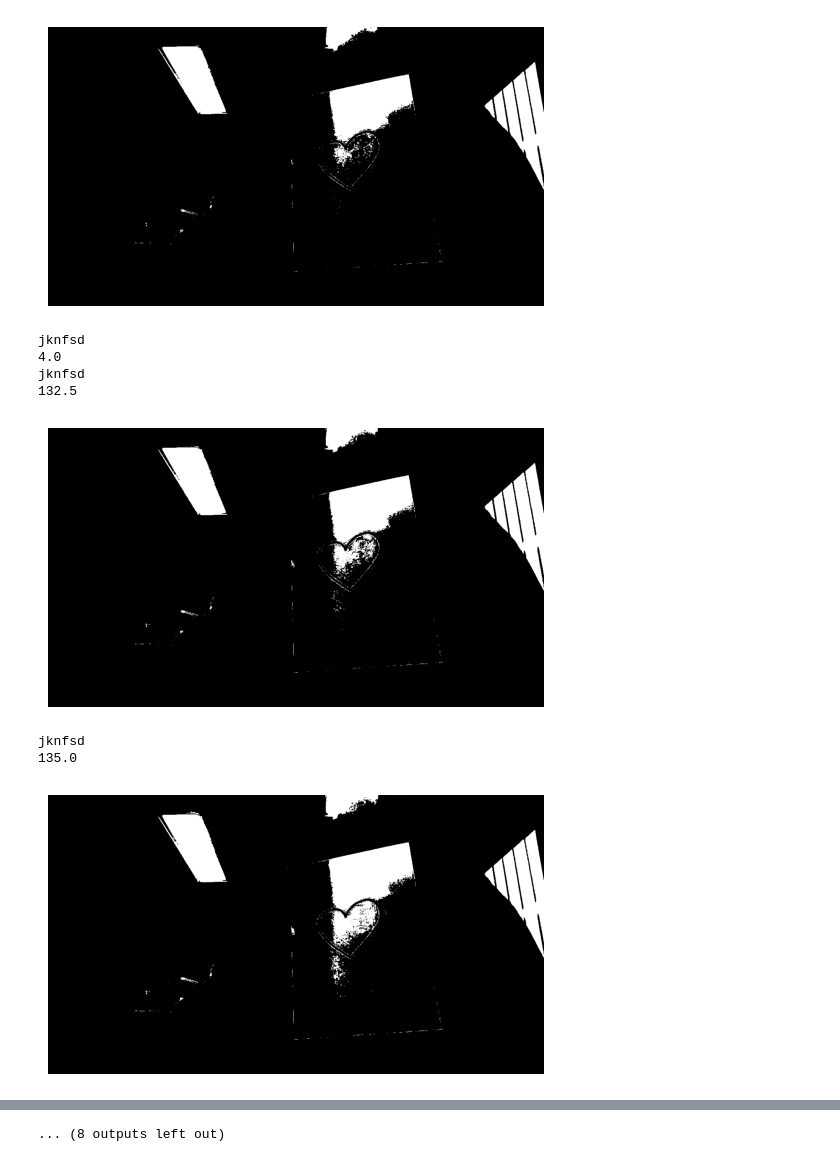
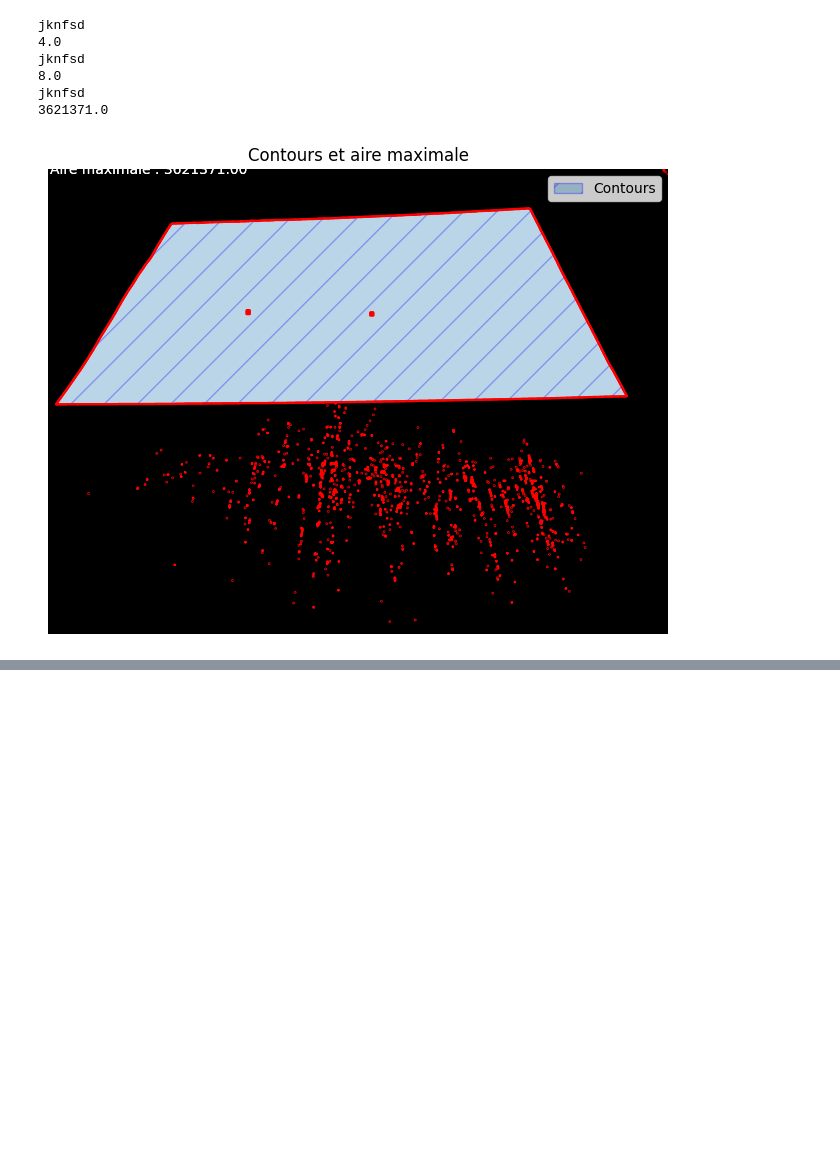
Before and after one commit to AmauryCHRONO/Projet-Transversal, a Jupyter notebook: Image_Analysis/Analysis/main.ipynb, the cells around one changed output, grey strips where cells are left out. Cells and saved outputs as stored; diff of their text form; code cells hidden in the pictures; blank space fills up the shorter version.

```diff
--- a/Image_Analysis/Analysis/main.ipynb
+++ b/Image_Analysis/Analysis/main.ipynb
@@ -59,9 +60,9 @@ while max_area < 50000:
     # Binariser l'image
     _, thresh = cv2.threshold(gray, valeur_seuil, 255, cv2.THRESH_BINARY)
 
-    plt.imshow(thresh,'gray')
+    """plt.imshow(thresh,'gray')
     plt.axis('off')
-    plt.show()
+    plt.show()"""
 
     # Appliquer un filtre morphologique
     kernel = cv2.getStructuringElement(cv2.MORPH_RECT, (20,20))
@@ -84,39 +85,37 @@ while max_area < 50000:
         area = cv2.contourArea(cnt)
         perimeter = cv2.arcLength(cnt, True)
         approx = cv2.approxPolyDP(cnt, 0.02 * perimeter, True)
         if len(approx) == 4 and area > max_area:
             print("jknfsd")
             max_area = area
             best_cnt = cnt
             print(max_area)
     valeur_seuil -= 1
 
 # Vérifier si le contour trouvé est suffisamment grand pour être un bord de papier
 if max_area > (closing.shape[0] * closing.shape[1]) / 4:
     # Hachurer la plus grande aire
     best_cnt = best_cnt.reshape(best_cnt.shape[0], 2)
     fig, ax = plt.subplots(figsize=(8, 8))
     ax.imshow(cv2.cvtColor(image, cv2.COLOR_BGR2RGB))
     ax.contour(best_cnt, levels=[0], colors='blue')
     ax.fill(best_cnt[:, 0], best_cnt[:, 1], hatch='/', alpha=0.3, edgecolor='blue')
     ax.set_title('Contours et aire maximale')
     ax.text(10, 30, f'Aire maximale : {max_area:.2f}', color='white')
     ax.legend(['Contours', 'Aire maximale'], loc='upper right')
 
 # Afficher l'image et les contours
 plt.imshow(cv2.cvtColor(closing, cv2.COLOR_BGR2RGB))
 plt.contour(edges, levels=[0], colors='red')
 plt.title('Contours et aire maximale')
 plt.text(10, 30, f'Aire maximale : {max_area:.2f}', color='white')
 plt.axis('off')
 plt.show()
 # %% [output]
+jknfsd
+4.0
+jknfsd
+8.0
+jknfsd
+3621371.0
-[figure, old version]
+[figure, new version]
-jknfsd
-4.0
-jknfsd
-132.5
-[figure, removed]
-jknfsd
-135.0
-[figure, removed]
@@ -130,4 +122,3 @@ jknfsd
-... (8 outputs left out)
 # %%
 # Appliquer la détection de contours avec Canny
 edges = cv2.Canny(closing, 165, 255)
```
Also changed, not shown: parts of 12 cells of this notebook, 7 other files.
